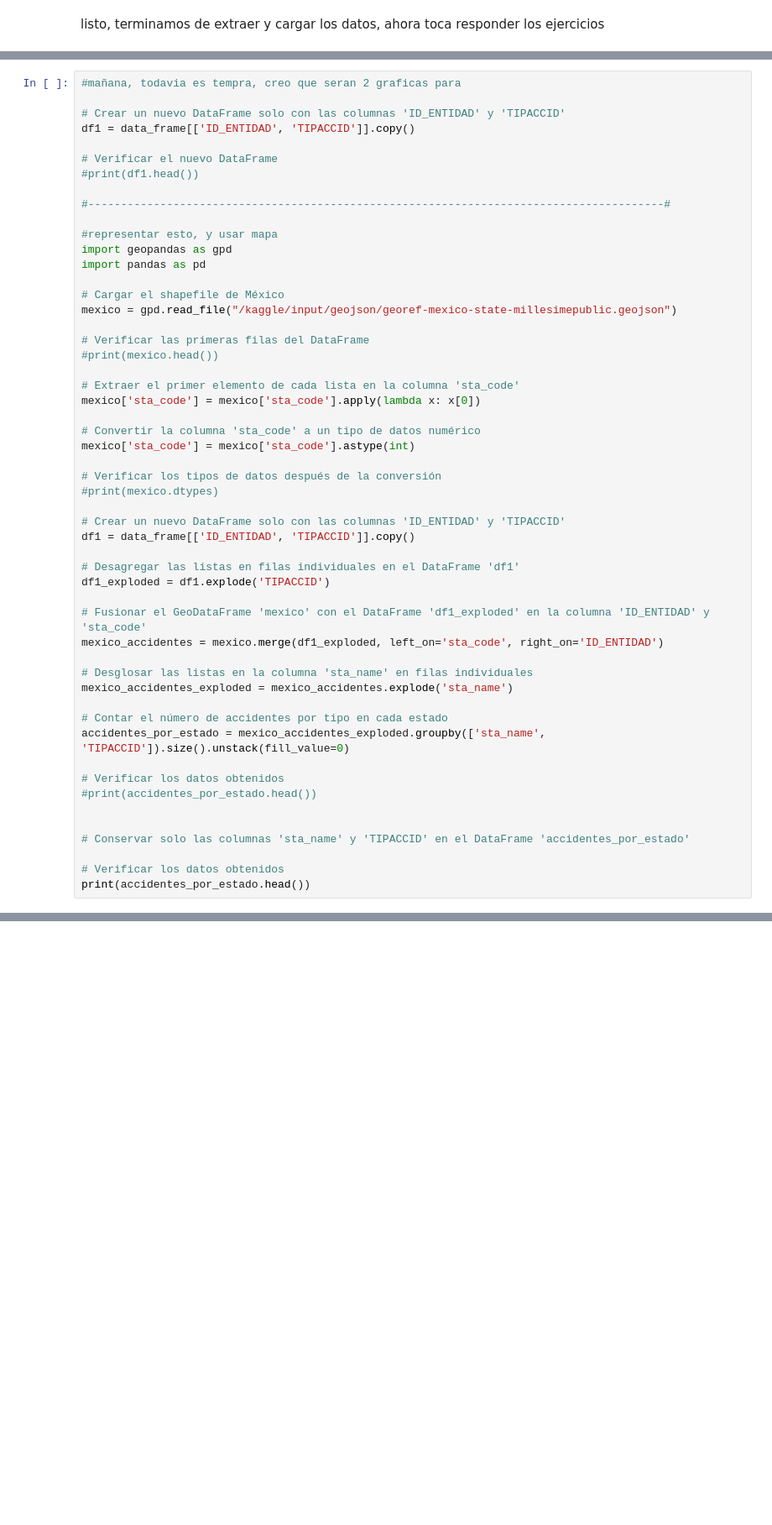
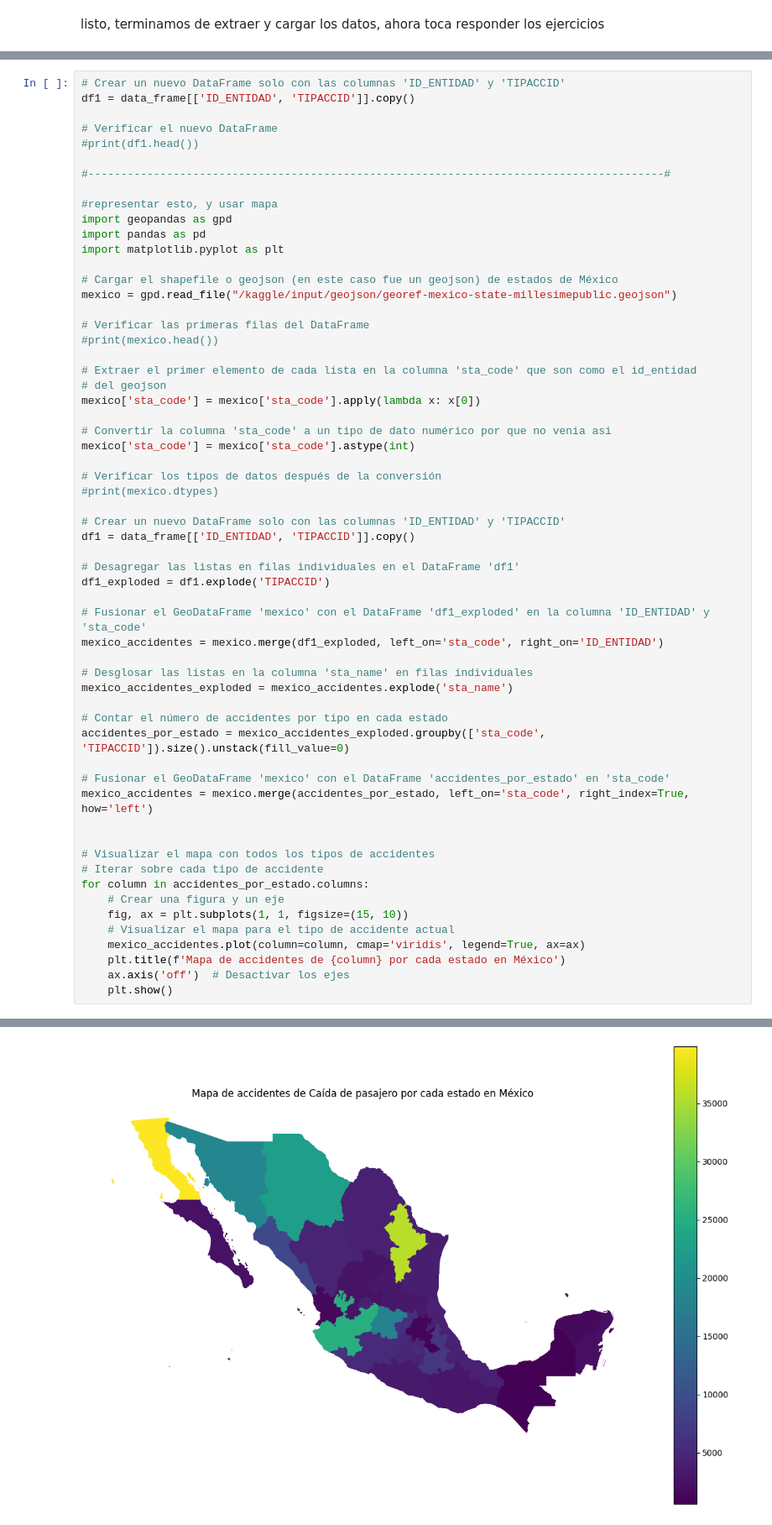
Before and after one commit to Noobato4/CD_examen2, a Jupyter notebook: examen2.ipynb, the cells around one changed output, grey strips where cells are left out. Shown at 84% size. Cells and saved outputs as stored; diff of their text form; blank space fills up the shorter version.

```diff
--- a/examen2.ipynb
+++ b/examen2.ipynb
@@ -129,6 +131,4 @@ listo, terminamos de extraer y cargar los datos, ahora toca responder los ejerci
 # %%
-#mañana, todavia es tempra, creo que seran 2 graficas para
-
 # Crear un nuevo DataFrame solo con las columnas 'ID_ENTIDAD' y 'TIPACCID'
 df1 = data_frame[['ID_ENTIDAD', 'TIPACCID']].copy()
 
@@ -140,17 +140,19 @@ df1 = data_frame[['ID_ENTIDAD', 'TIPACCID']].copy()
 #representar esto, y usar mapa
 import geopandas as gpd
 import pandas as pd
+import matplotlib.pyplot as plt
 
-# Cargar el shapefile de México
+# Cargar el shapefile o geojson (en este caso fue un geojson) de estados de México
 mexico = gpd.read_file("/kaggle/input/geojson/georef-mexico-state-millesimepublic.geojson")
 
 # Verificar las primeras filas del DataFrame
 #print(mexico.head())
 
-# Extraer el primer elemento de cada lista en la columna 'sta_code'
+# Extraer el primer elemento de cada lista en la columna 'sta_code' que son como el id_entidad
+# del geojson
 mexico['sta_code'] = mexico['sta_code'].apply(lambda x: x[0])
 
-# Convertir la columna 'sta_code' a un tipo de datos numérico
+# Convertir la columna 'sta_code' a un tipo de dato numérico por que no venia asi
 mexico['sta_code'] = mexico['sta_code'].astype(int)
 
 # Verificar los tipos de datos después de la conversión
@@ -169,14 +171,20 @@ mexico_accidentes = mexico.merge(df1_exploded, left_on='sta_code', right_on='ID_
 mexico_accidentes_exploded = mexico_accidentes.explode('sta_name')
 
 # Contar el número de accidentes por tipo en cada estado
-accidentes_por_estado = mexico_accidentes_exploded.groupby(['sta_name', 'TIPACCID']).size().unstack(fill_value=0)
+accidentes_por_estado = mexico_accidentes_exploded.groupby(['sta_code', 'TIPACCID']).size().unstack(fill_value=0)
 
-# Verificar los datos obtenidos
-#print(accidentes_por_estado.head())
+# Fusionar el GeoDataFrame 'mexico' con el DataFrame 'accidentes_por_estado' en 'sta_code'
+mexico_accidentes = mexico.merge(accidentes_por_estado, left_on='sta_code', right_index=True, how='left')
 
 
-# Conservar solo las columnas 'sta_name' y 'TIPACCID' en el DataFrame 'accidentes_por_estado'
-
-# Verificar los datos obtenidos
-print(accidentes_por_estado.head())
+# Visualizar el mapa con todos los tipos de accidentes
+# Iterar sobre cada tipo de accidente
+for column in accidentes_por_estado.columns:
+    # Crear una figura y un eje
+    fig, ax = plt.subplots(1, 1, figsize=(15, 10))
+    # Visualizar el mapa para el tipo de accidente actual
+    mexico_accidentes.plot(column=column, cmap='viridis', legend=True, ax=ax)
+    plt.title(f'Mapa de accidentes de {column} por cada estado en México')
+    ax.axis('off')  # Desactivar los ejes
+    plt.show()
 # %% [output]
@@ -199,0 +191 @@ Chiapas                          15064      12692
+[figure, added]
```
Also changed, not shown: parts of 5 cells of this notebook.
